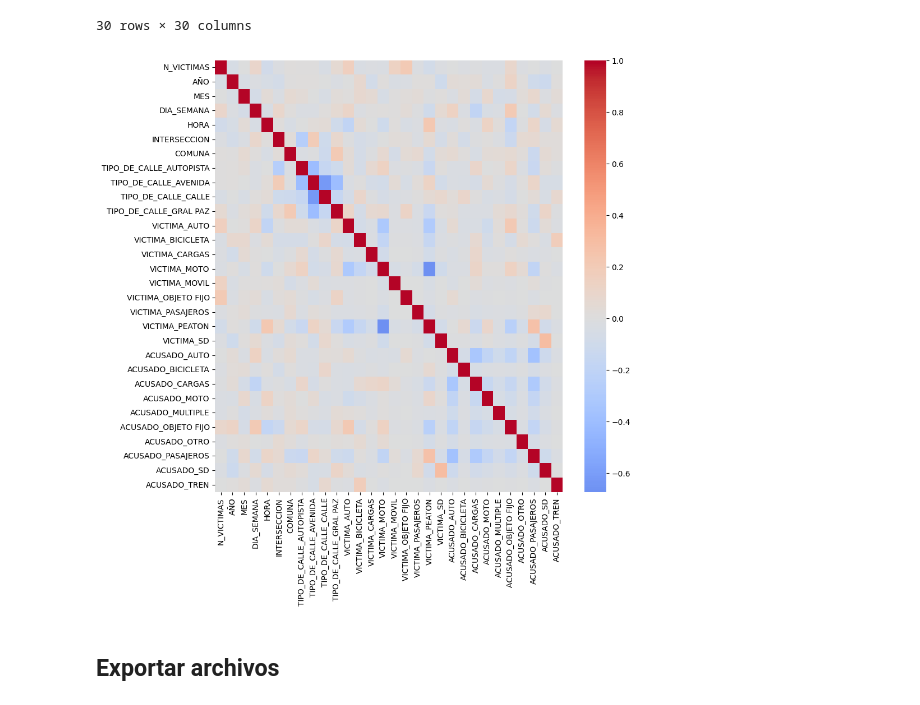
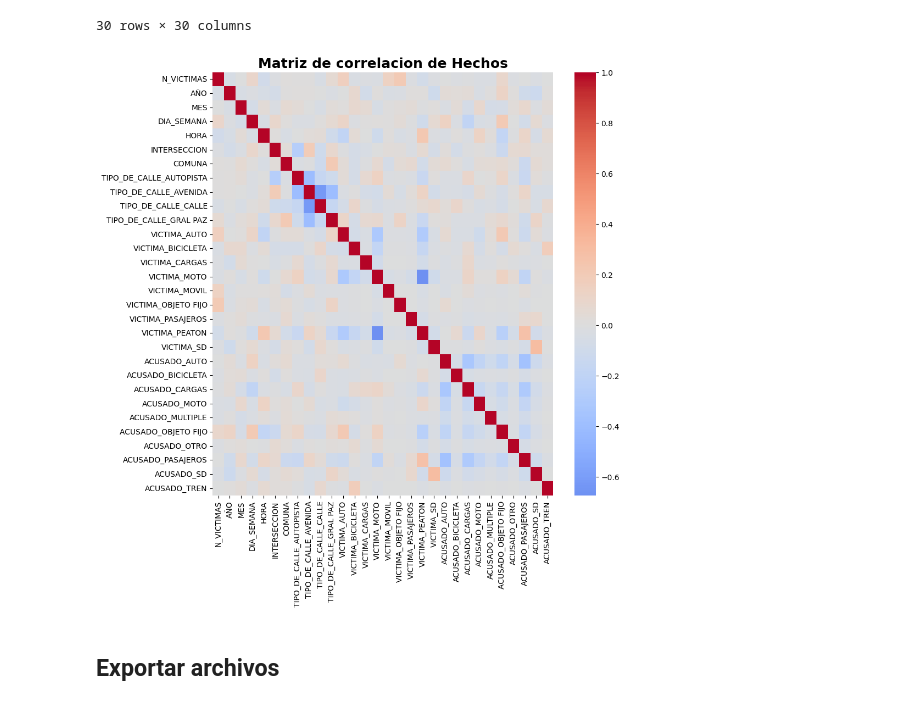
Before and after one commit to carocardenas0699/PI02---Data-Analysis, a Jupyter notebook: ETL_EDA_hechos.ipynb, the cells around one changed output. Saved outputs shown, nothing was run; the diff lists cells and outputs as text; code cells hidden in the pictures.

Commit message:
EDA Hechos terminado

```diff
--- a/ETL_EDA_hechos.ipynb
+++ b/ETL_EDA_hechos.ipynb
@@ -957,10 +983,11 @@ corre_exp
 30 rows × 30 columns
 # %%
 plt.figure(figsize=(10,10))
+plt.title('Matriz de correlacion de Hechos', fontweight='bold', fontsize = 18)
 sns.heatmap(corre_exp,cmap='coolwarm',center=0)
 plt.show()
 # %% [output]
-[figure, old version]
+[figure, new version]
 # %% [markdown]
 ## Exportar archivos
 # %%
```
Also changed, not shown: parts of 28 cells of this notebook, 1 other file.
